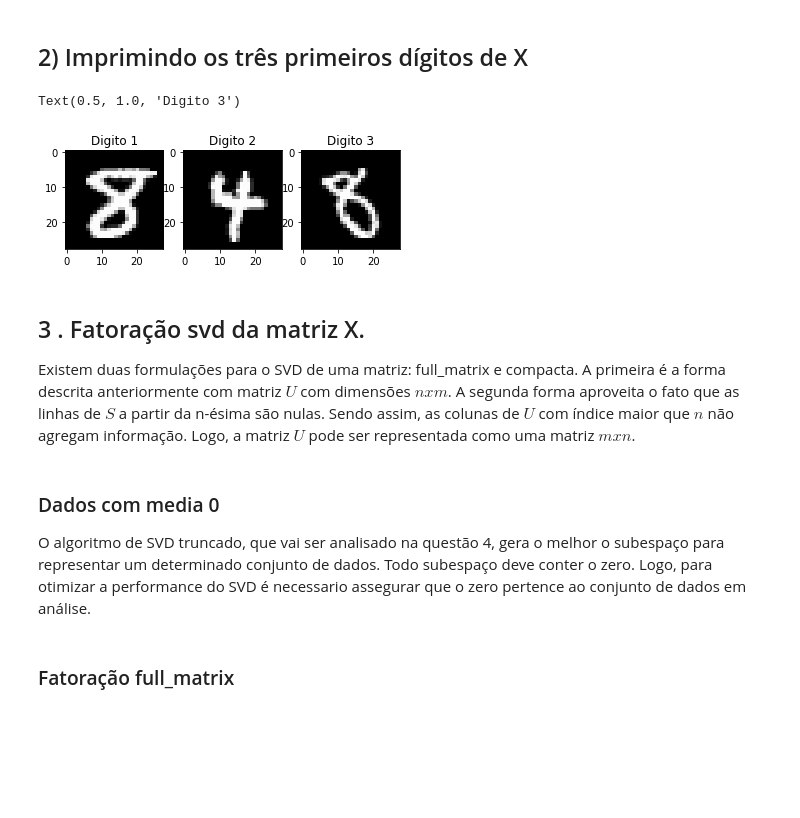
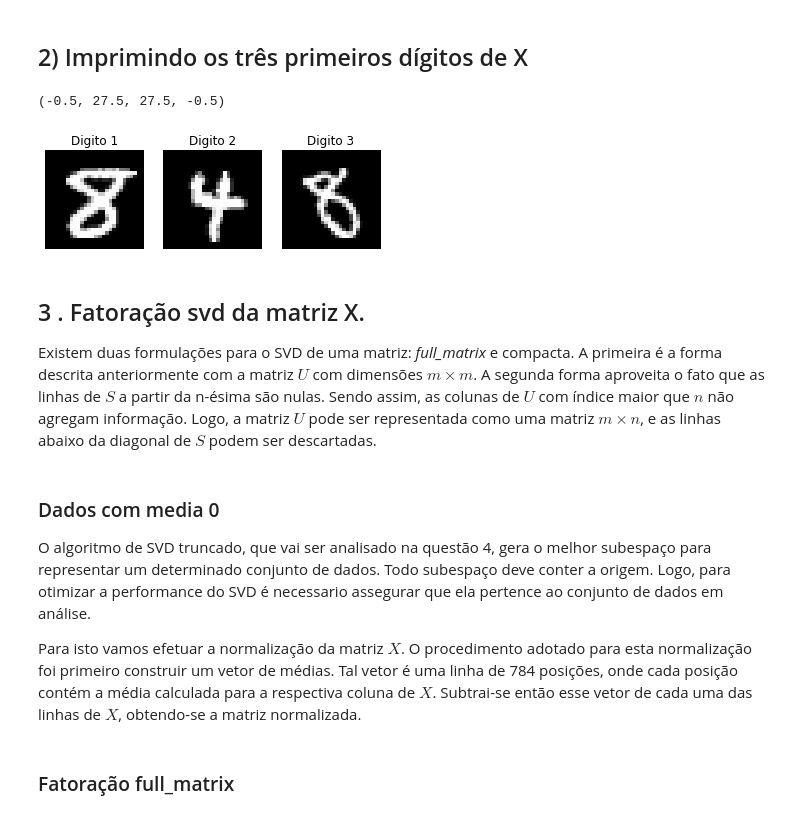
Before and after one commit to vitorml34/MO431, a Jupyter notebook: Tarefa-1.ipynb, the cells around one changed output. Drawn from its saved outputs; the diff is of its cells as text; code cells hidden in the pictures; blank space fills up the shorter version.

```diff
--- a/Tarefa-1.ipynb
+++ b/Tarefa-1.ipynb
@@ -35,27 +40,32 @@ X = np.load('dados.npy')
 # %%
 dig0 = np.reshape(X[0],(28,28))
 dig1 = np.reshape(X[1],(28,28))
 dig2 = np.reshape(X[2],(28,28))
 
 f, axarr = pp.subplots(1,3)
 
 axarr[0].imshow(dig0, cmap='gray')
 axarr[0].set_title("Digito 1")
+axarr[0].axis("off")
 axarr[1].imshow(dig1, cmap='gray')
 axarr[1].set_title("Digito 2")
+axarr[1].axis("off")
 axarr[2].imshow(dig2, cmap='gray')
 axarr[2].set_title("Digito 3")
+axarr[2].axis("off")
 # %% [output]
-Text(0.5, 1.0, 'Digito 3')
+(-0.5, 27.5, 27.5, -0.5)
-[figure, old version]
+[figure, new version]
 # %% [markdown]
 ## 3 . Fatoração svd da matriz X.
 
-Existem duas formulações para o SVD de uma matriz: full_matrix e compacta. A primeira é a forma descrita anteriormente com matriz $U$ com dimensões $nxm$. A segunda forma aproveita o fato que as linhas de $S$ a partir da n-ésima são nulas. Sendo assim, as colunas de $U$ com índice maior que $n$ não agregam informação. Logo, a matriz $U$ pode ser representada como uma matriz $mxn$.
+Existem duas formulações para o SVD de uma matriz: _full_matrix_ e compacta. A primeira é a forma descrita anteriormente com a matriz $U$ com dimensões $m \times m$. A segunda forma aproveita o fato que as linhas de $S$ a partir da n-ésima são nulas. Sendo assim, as colunas de $U$ com índice maior que $n$ não agregam informação. Logo, a matriz $U$ pode ser representada como uma matriz $m \times n$, e as linhas abaixo da diagonal de $S$ podem ser descartadas.
 # %% [markdown]
  ### Dados com media 0
 
-O algoritmo de SVD truncado, que vai ser analisado na questão 4,  gera o melhor o subespaço para representar um determinado conjunto de dados. Todo subespaço deve conter o zero. Logo, para otimizar a performance do SVD é necessario assegurar que o zero pertence ao conjunto de dados em análise.
+O algoritmo de SVD truncado, que vai ser analisado na questão 4,  gera o melhor subespaço para representar um determinado conjunto de dados. Todo subespaço deve conter a origem. Logo, para otimizar a performance do SVD é necessario assegurar que ela pertence ao conjunto de dados em análise.
+
+Para isto vamos efetuar a normalização da matriz $X$. O procedimento adotado para esta normalização foi primeiro construir um vetor de médias. Tal vetor é uma linha de 784 posições, onde cada posição contém a média calculada para a respectiva coluna de $X$. Subtrai-se então esse vetor de cada uma das linhas de $X$, obtendo-se a matriz normalizada.
 # %%
 X_mean = np.mean(X, axis=0)
 X_norm = X - np.tile(X_mean,(X.shape[0],1))
```
Also changed, not shown: parts of 13 cells of this notebook.
